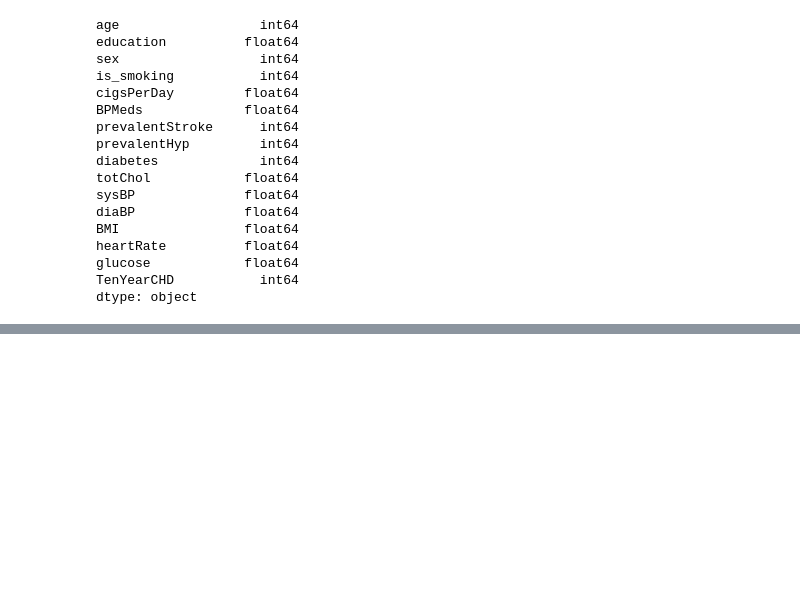
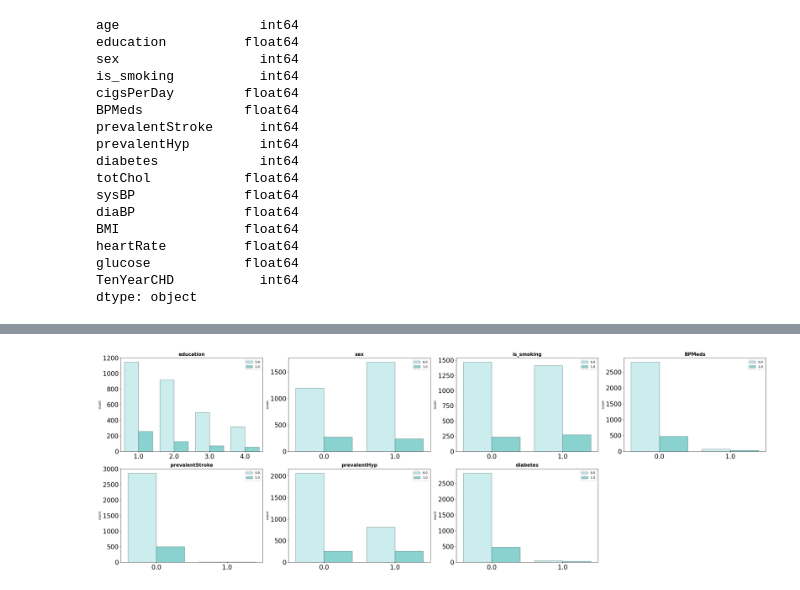
Before and after one commit to NataliaBarquin/Cardiovascular_risk_prediction, a Jupyter notebook: notebooks/EDA_Transform.ipynb, the cells around one changed output, grey strips where cells are left out. Cells and saved outputs as stored; diff of their text form; code cells hidden in the pictures; blank space fills up the shorter version.

```diff
--- a/notebooks/EDA_Transform.ipynb
+++ b/notebooks/EDA_Transform.ipynb
@@ -185,0 +272,27 @@ for col in df_cat:
+# %%
+# We study the distribution of categorical variables with respect to the response variable.
+
+fig, axes = plt.subplots(nrows = 2, ncols = 4, figsize = (30, 10))
+axes = axes.flat
+
+my_palette_1 = ['paleturquoise', 'mediumturquoise']
+
+for index, colum in enumerate(df_cat):
+    sns.countplot(
+        data = df,
+        x = colum,
+        hue = 'TenYearCHD',
+        alpha = 0.7,
+        palette = my_palette_1,
+        edgecolor = 'darkslategrey',
+        ax = axes[index])
+
+    axes[index].set_title(colum, fontsize = 15, fontweight = "bold")
+    axes[index].tick_params(labelsize = 20)
+    axes[index].set_xlabel("")
+    axes[index].legend(loc= "upper right")
+
+fig.delaxes(axes[-1])
+fig.tight_layout();
+# %% [output]
+[figure, added]
```
Also changed, not shown: parts of 39 cells of this notebook, 14 other files.
